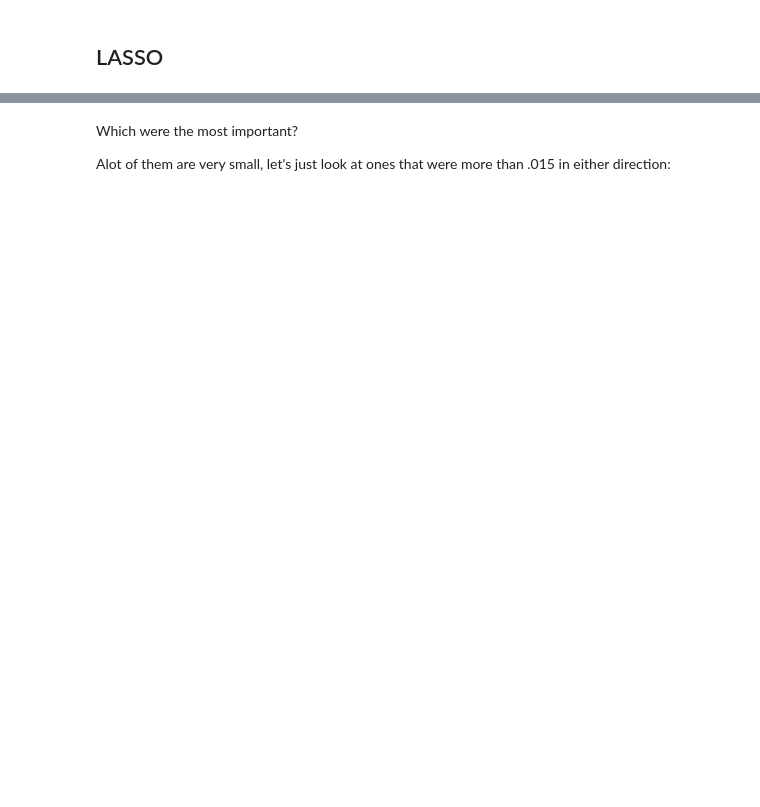
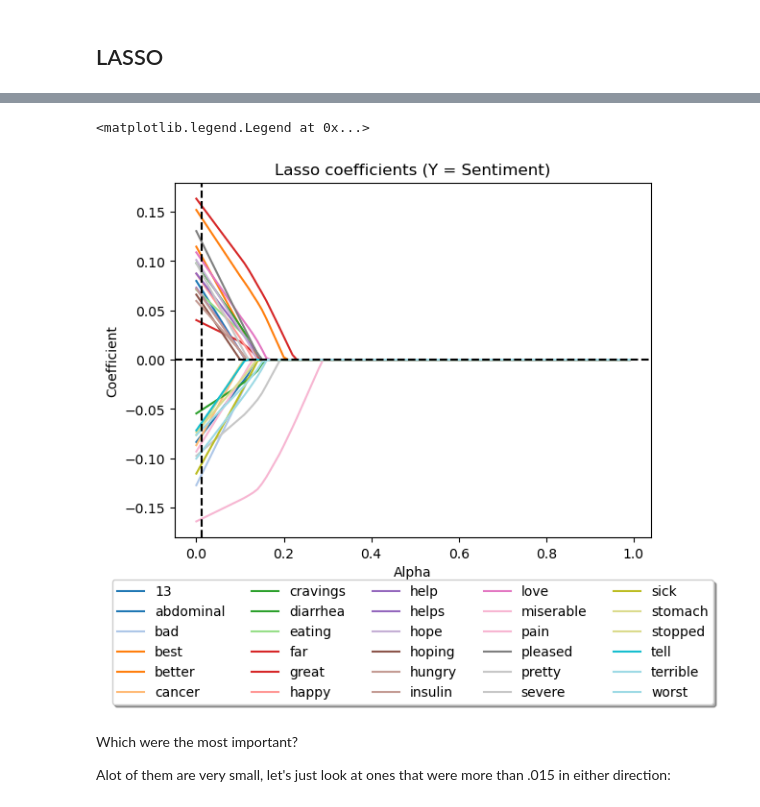
Before and after one commit to mich-kurt/ACE_592_Project, a Jupyter notebook: LASSO_Sentiment.ipynb, the cells around one changed output, grey strips where cells are left out. Saved outputs shown, nothing was run; the diff lists cells and outputs as text; code cells hidden in the pictures; blank space fills up the shorter version.

```diff
--- a/LASSO_Sentiment.ipynb
+++ b/LASSO_Sentiment.ipynb
@@ -80,3 +85,17 @@ lasso_model.alpha_
+# %%
+## Plotting again but after adding a vertical line for the optimal alpha value
+
+# Plot it over alpha
+df_.plot(cmap="tab20") # this colormap is easier to see
+plt.title("Lasso coefficients (Y = Sentiment)")
+plt.xlabel("Alpha")
+plt.ylabel("Coefficient")
+plt.axhline(0,color='black',ls="--") # origin line
+plt.axvline(lasso_model.alpha_,color='black',ls="--") # a vertical line for the optimal value of alpha
+plt.legend(loc='upper center', bbox_to_anchor=(0.5, -0.1),fancybox=True, shadow=True, ncol=5) # Putting the legend below the graph
+# %% [output]
+<matplotlib.legend.Legend at 0x...>
+[figure, added]
 # %%
 final_words = list(data[words].loc[:,lasso_model.coef_!=0].columns)
 # %% [markdown]
```
Also changed, not shown: parts of 22 cells of this notebook, 2 other files.
